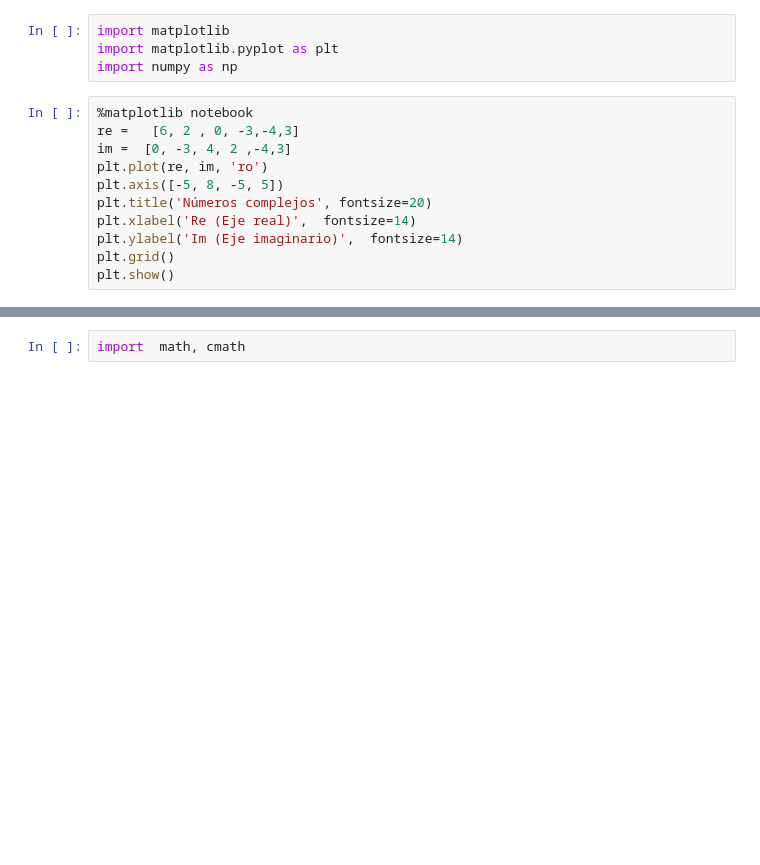
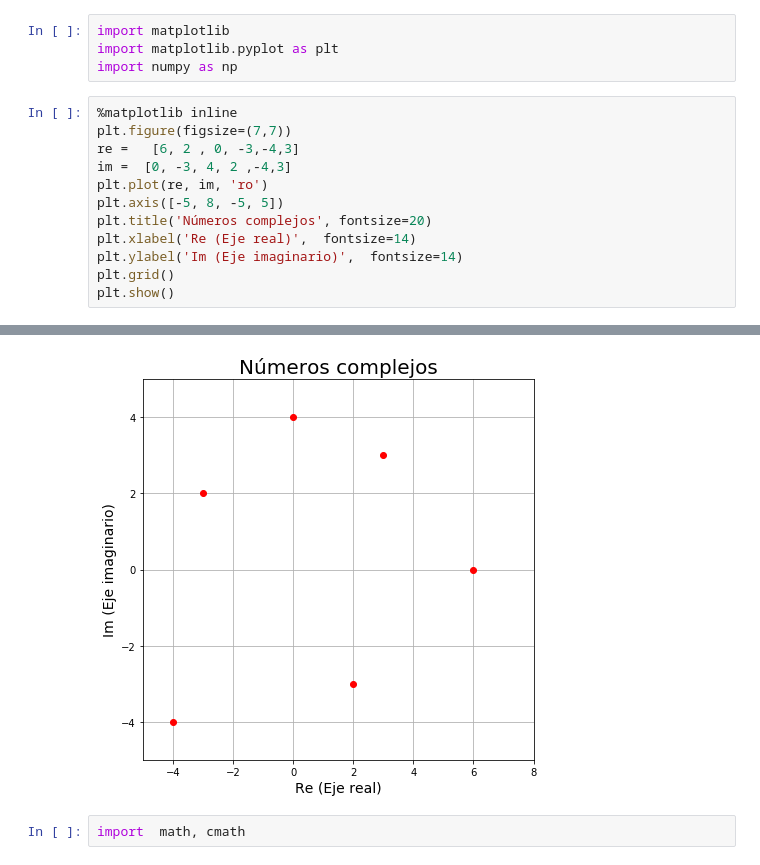
Before and after one commit to daniel-lorenzo/Electrotecnia, a Jupyter notebook: Ejercitacion/TP2.ipynb, the cells around one changed output, grey strips where cells are left out. Cells and saved outputs as stored; diff of their text form; blank space fills up the shorter version.

```diff
--- a/Ejercitacion/TP2.ipynb
+++ b/Ejercitacion/TP2.ipynb
@@ -25,7 +27,8 @@ import matplotlib
 import matplotlib.pyplot as plt
 import numpy as np
 # %%
-%matplotlib notebook
+%matplotlib inline
+plt.figure(figsize=(7,7))
 re =   [6, 2 , 0, -3,-4,3]
 im =  [0, -3, 4, 2 ,-4,3]
 plt.plot(re, im, 'ro')
@@ -41,3 +42,4 @@ plt.show()
+[figure, added]
 # %%
 import  math, cmath
 # %%
```
Also changed, not shown: parts of 13 cells of this notebook, 3 other files.
